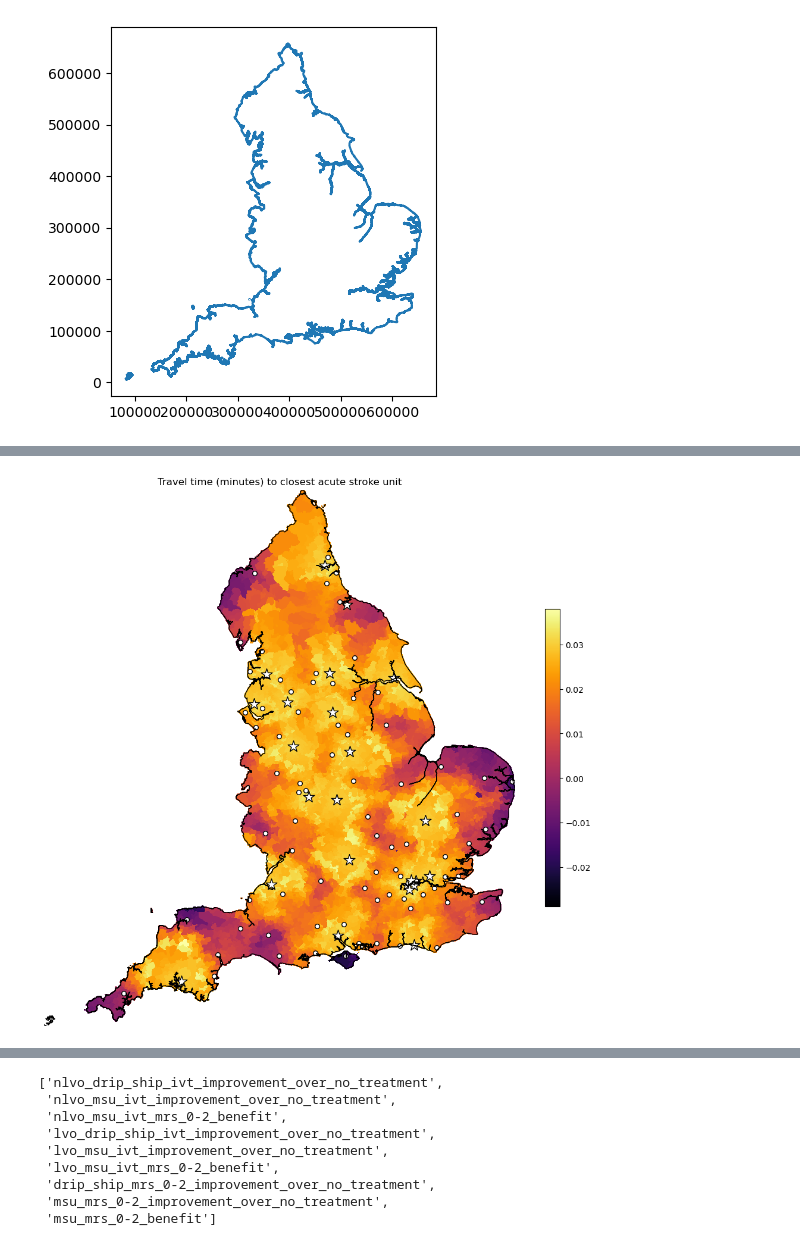
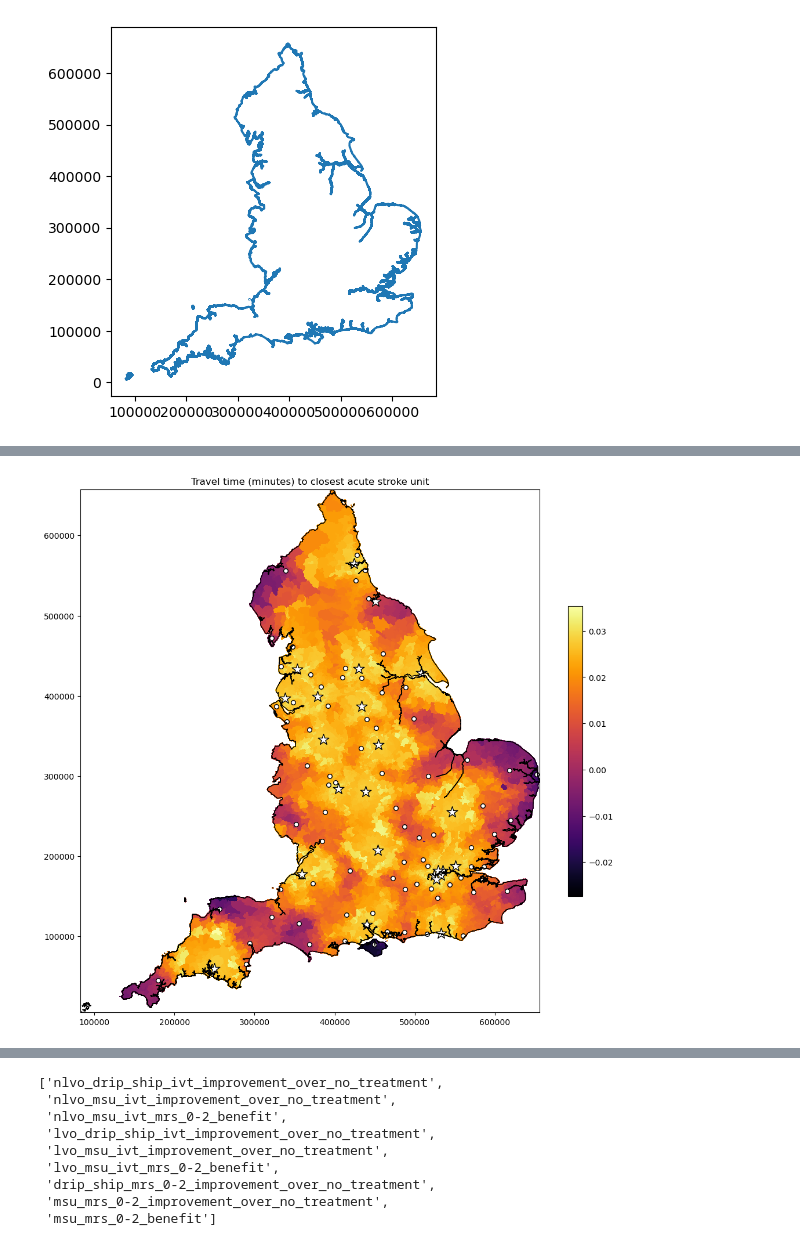
Before and after one commit to stroke-modelling/muster2, a Jupyter notebook: map/produce_maps.ipynb, the cells around one changed output, grey strips where cells are left out. Cells and saved outputs as stored; diff of their text form; code cells hidden in the pictures.

```diff
--- a/map/produce_maps.ipynb
+++ b/map/produce_maps.ipynb
@@ -127,39 +127,39 @@ hospitals_gdf = hospitals_gdf[mask]
 # %%
 fig, ax = plt.subplots(figsize=(10, 10)) # Make max dimensions 10x10 inch
 data.plot(ax=ax, # Set which axes to use for plot (only one here)
-                 column='msu_mrs_0-2_benefit', # Column to apply colour
+                 column='msu_net_utility_benefit', # Column to apply colour
                  antialiased=False, # Avoids artifact boundry lines
                  edgecolor='face', # Make LSOA boundry same colour as area
                  #vmin=0, # Manual scale min (remove to make automatic)
                  #vmax=0.05, # Manual scale max (remove to make automatic)
                  cmap='inferno', # Colour map to use
                  # Adjust size of colourmap key, and add label
                  legend_kwds={'shrink':0.5, 'label':' '},
                  # Set to display legend
                  legend=True,
                  # Make slightly transparent
                  alpha=1)
-ax.set_axis_off() # Turn of axis linea dn numbers
+#ax.set_axis_off() # Turn of axis linea dn numbers
 # Plot outline
 england.plot(ax=ax, edgecolor='k', facecolor='none', linewidth=1)
 
 # Plot location of hospitals
 mask = hospitals_gdf['Use_IVT'] == '1'
 hospitals_gdf[mask].plot(ax=ax, edgecolor='k', facecolor='w', markersize=30, marker='o')
 mask = hospitals_gdf['Use_MT'] == '1'
 hospitals_gdf[mask].plot(ax=ax, edgecolor='k', facecolor='w', markersize=200, marker='*')
 
-ax.set_axis_off() # Turn of axis line numbers
+#ax.set_axis_off() # Turn of axis line numbers
 ax.set_title('Travel time (minutes) to closest acute stroke unit')
 # Adjust for printing
 ax.margins(0)
 ax.apply_aspect()
 plt.subplots_adjust(left=0.01, right=1.0, bottom=0.0, top=1.0)
 
 plt.savefig('map.jpg', dpi=300) # Save figure
 plt.show()
 # %% [output]
-[figure, old version]
+[figure, new version]
 # %%
 list(hospitals_gdf)
 # %% [output]
```
Also changed, not shown: parts of 5 cells of this notebook, 11 other files.
